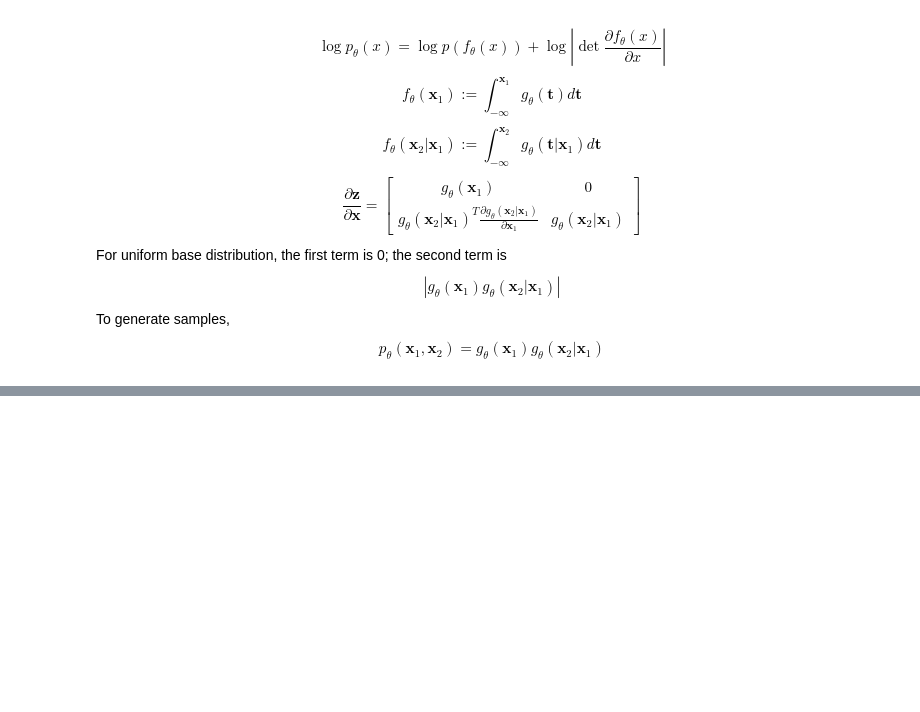
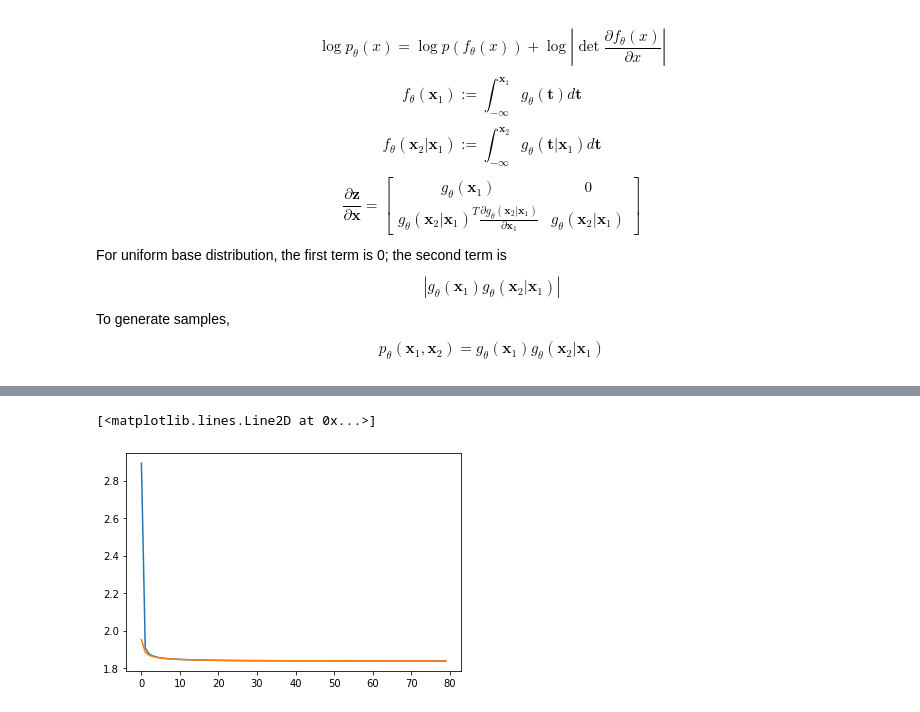
Before and after one commit to interactivetech/cs330-meta-learning, a Jupyter notebook: hw2/HW2-FlowModels.ipynb, the cells around one changed output, grey strips where cells are left out. Saved outputs shown, nothing was run; the diff lists cells and outputs as text; code cells hidden in the pictures; blank space fills up the shorter version.

```diff
--- a/hw2/HW2-FlowModels.ipynb
+++ b/hw2/HW2-FlowModels.ipynb
@@ -40,23 +40,27 @@ def build_mlp(layer_in, scope, num_layers, hidden_dim, output_dim, activation=tf
     with tf.variable_scope(scope):
         nn = layer_in
         for idx in range(num_layers):
-            nn = tf.layers.dense(nn, hidden_dim, activation=activation)
+            nn = tf.layers.dense(nn, hidden_dim, activation=activation,
+                                 bias_initializer=tf.contrib.layers.xavier_initializer())
         layer_out = tf.layers.dense(nn, output_dim, activation=output_activation)
     return layer_out
 # %%
 def build_g(layer_in, mask_post, mask_prior, scope, k, num_layers, hidden_dim):
     '''
-    layer_in, mask = (None, 2)
+    layer_in, posterior, prior = (None, 2)
+    pi, mu, sigma2 = (None, k)
     '''
     with tf.variable_scope(scope):
+        posterior = layer_in * mask_post
         prior = layer_in * mask_prior
         pi = build_mlp(prior, "pi", num_layers, hidden_dim, k, output_activation=tf.nn.softmax)
         mu = build_mlp(prior, "mu", num_layers, hidden_dim, k)
         sigma2 = build_mlp(prior, "sigma2", num_layers, hidden_dim, k)
         norm_dist = tfp.distributions.Normal(0, 1)
-        shifted = tf.reduce_sum((layer_in*mask_post - tf.expand_dims(mu, axis=-1))/sigma2, axis=-1)
-        print(tf.shape(shifted)) # shold be (None, k)
-        layer_out = tf.reduce_sum(norm_dist.get_prob(shifted) * pi, axis=-1, name="layer_out")
+        shifted = tf.reduce_sum((tf.expand_dims(posterior, axis=1) - tf.expand_dims(mu, axis=2))/tf.expand_dims(sigma2, axis=2), axis=-1)
+        assert shifted.shape.as_list() == [None, k]
+        layer_out = tf.reduce_sum(norm_dist.prob(shifted) * pi, axis=-1, name="layer_out")
+        assert layer_out.shape.as_list() == [None]
     return layer_out
 # %% [markdown]
 $$\log p_{\theta}(x)=\log p\left(f_{\theta}(x)\right)+\log \left|\operatorname{det} \frac{\partial f_{\theta}(x)}{\partial x}\right|$$
@@ -71,21 +75,21 @@ To generate samples,
 $$p_{\theta}(\mathbf{x}_1, \mathbf{x}_2) = g_\theta\left(\mathbf{x}_1\right)g_\theta\left(\mathbf{x}_2|\mathbf{x}_1\right)$$
 # %%
 class MixGaussian():
-    def __init__(self, sess, k, num_layers=4, hidden_dim=8, learning_rate=1e-3):
+    def __init__(self, sess, k, num_layers=4, hidden_dim=32, learning_rate=5e-4):
         self.sess = sess
         self.input = tf.placeholder(shape=[None, 2], name="input", dtype=tf.float32)
         self.k = k
 
         mask_post_1 = tf.constant([1.0, .0], dtype=tf.float32, name="mask_post_1")
         mask_prior_1 = tf.constant([.0, .0], dtype=tf.float32, name="mask_prior_1")
-        self.g_1 = build_g(self.input, mask_post_1, mask_prior_2, "g_1", k, num_layers, hidden_dim)
+        self.g_1 = build_g(self.input, mask_post_1, mask_prior_1, "g_1", k, num_layers, hidden_dim)
+
         mask_post_2 = tf.constant([.0, 1.0], dtype=tf.float32, name="mask_post_2")
         mask_prior_2 = tf.constant([1.0, .0], dtype=tf.float32, name="mask_prior_2")
-        self.g_2 = build_g(mask_post_2, mask_prior_2, "g_2", k, num_layers, hidden_dim)
+        self.g_2 = build_g(self.input, mask_post_2, mask_prior_2, "g_2", k, num_layers, hidden_dim)
 
         self.density_model = tf.abs(self.g_1 * self.g_2)
         self.loss = tf.reduce_mean(-tf.log(self.density_model), axis=0)
-        print(tf.shape(self.loss)) # should be a scalar
         self.op = tf.train.AdamOptimizer(learning_rate).minimize(self.loss)
 
     def step(self, batch, with_update=False):
@@ -95,7 +99,10 @@ class MixGaussian():
             loss = self.sess.run(self.loss, feed_dict={self.input: batch})
         return loss
 
-    def evaluate(self, samples):
+    def eval_prob(self, samples):
         return self.sess.run(self.density_model, feed_dict={self.input: samples})
+
+    def eval_z(self, samples):
+        return self.sess.run([self.g_1, self.g_2], feed_dict={self.input: samples})
 # %%
 def plot_density_model(network, step=0.1):
@@ -107,6 +113,6 @@ def plot_density_model(network, step=0.1):
 # %%
-def train(sess, data_trn, data_val, k=6, batch_size=256, num_epochs=5, log_per_epoch=1):
-    network = MixGaussian(sess)
+def train(sess, data_trn, data_val, k=64, batch_size=256, num_epochs=80, log_per_epoch=1, print_per_epoch=10):
+    network = MixGaussian(sess, k)
     init_op = tf.initializers.global_variables()
     sess.run(init_op)
 
@@ -114,7 +120,6 @@ def train(sess, data_trn, data_val, k=6, batch_size=256, num_epochs=5, log_per_e
     loss_val = []
 
     for epoch in range(num_epochs):
-        print('starting epoch', epoch)
         loss_trn_batch = []
         for batch in np.array_split(data_trn, np.ceil(len(data_trn)/batch_size)):
             loss = network.step(batch, with_update=True)
@@ -123,7 +128,8 @@ def train(sess, data_trn, data_val, k=6, batch_size=256, num_epochs=5, log_per_e
         if epoch % log_per_epoch == 0:
             loss_trn.append(np.mean(loss_trn_batch))
             loss_val.append(network.step(data_val, with_update=False))
-            print(loss_trn[-1], loss_val[-1])
+        if epoch % print_per_epoch == 0:
+            print("at epoch", epoch, loss_trn[-1], loss_val[-1])
     return loss_trn, loss_val, network
 # %%
 tf.reset_default_graph()
@@ -134,3 +152,10 @@ NameError: name 'data_trn' is not defined
+# %%
+epochs = list(range(0, 80, 1))
+plt.plot(epochs, loss_trn)
+plt.plot(epochs, loss_val)
+# %% [output]
+[<matplotlib.lines.Line2D at 0x...>]
+[figure, added]
 # %%
 plot_density_model(network)
 # %% [output]
```
Also changed, not shown: parts of 6 cells of this notebook.
